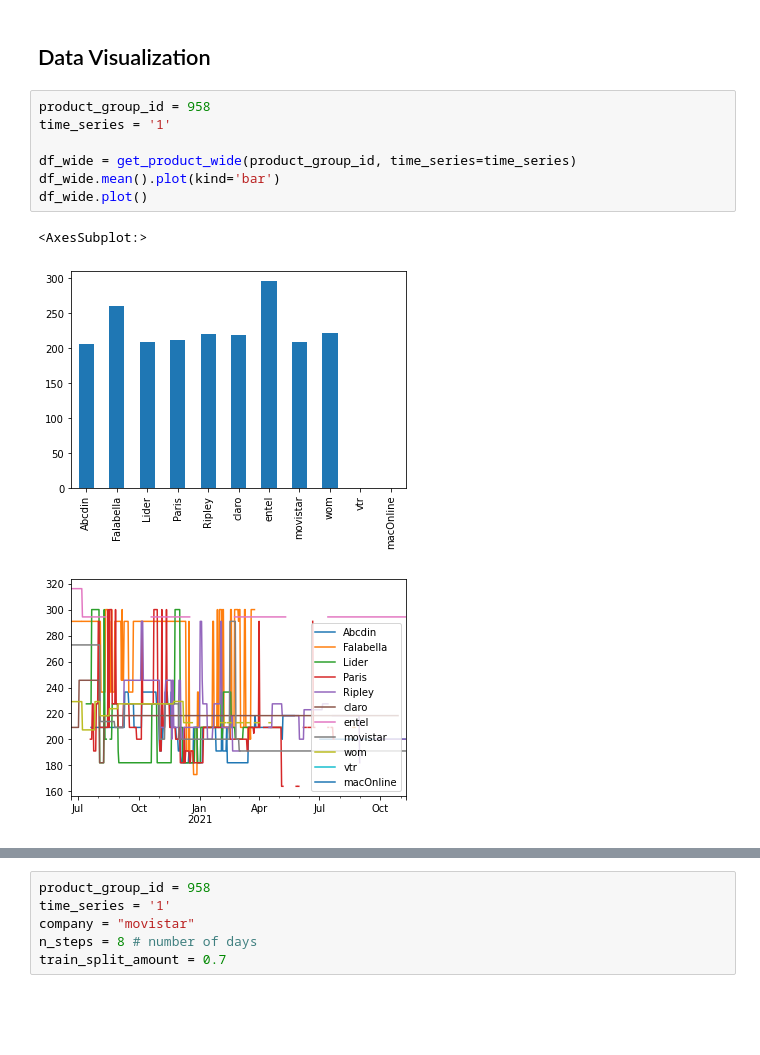
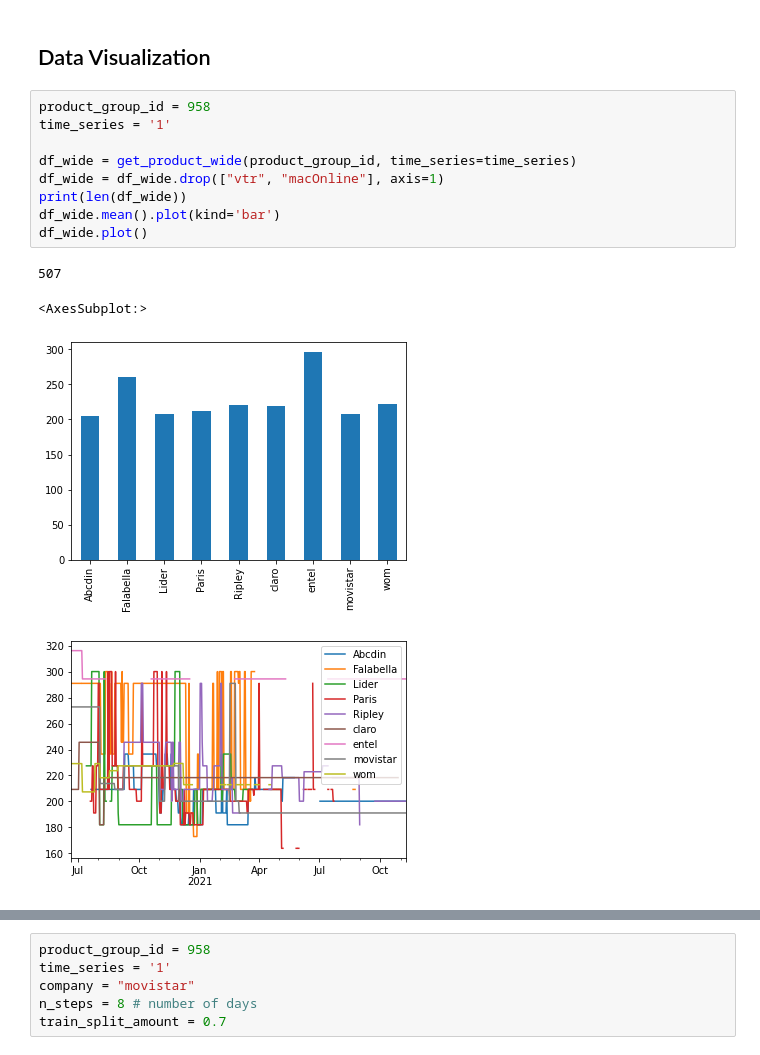
Before and after one commit to MarioCSilva/ProductPricesPrediction, a Jupyter notebook: read_files.ipynb, the cells around one changed output, grey strips where cells are left out. Cells and saved outputs as stored; diff of their text form; blank space fills up the shorter version.

```diff
--- a/read_files.ipynb
+++ b/read_files.ipynb
@@ -134,11 +134,14 @@ def get_product_wide(product_group_id, time_series='1'):
 # %%
 product_group_id = 958
 time_series = '1'
 
 df_wide = get_product_wide(product_group_id, time_series=time_series)
+df_wide = df_wide.drop(["vtr", "macOnline"], axis=1)
+print(len(df_wide))
 df_wide.mean().plot(kind='bar')
 df_wide.plot()
 # %% [output]
-<AxesSubplot:>
+507
+<AxesSubplot:>
-[figure, old version]
+[figure, new version]
-[figure, old version]
+[figure, new version]
```
Also changed, not shown: parts of 6 cells of this notebook.
